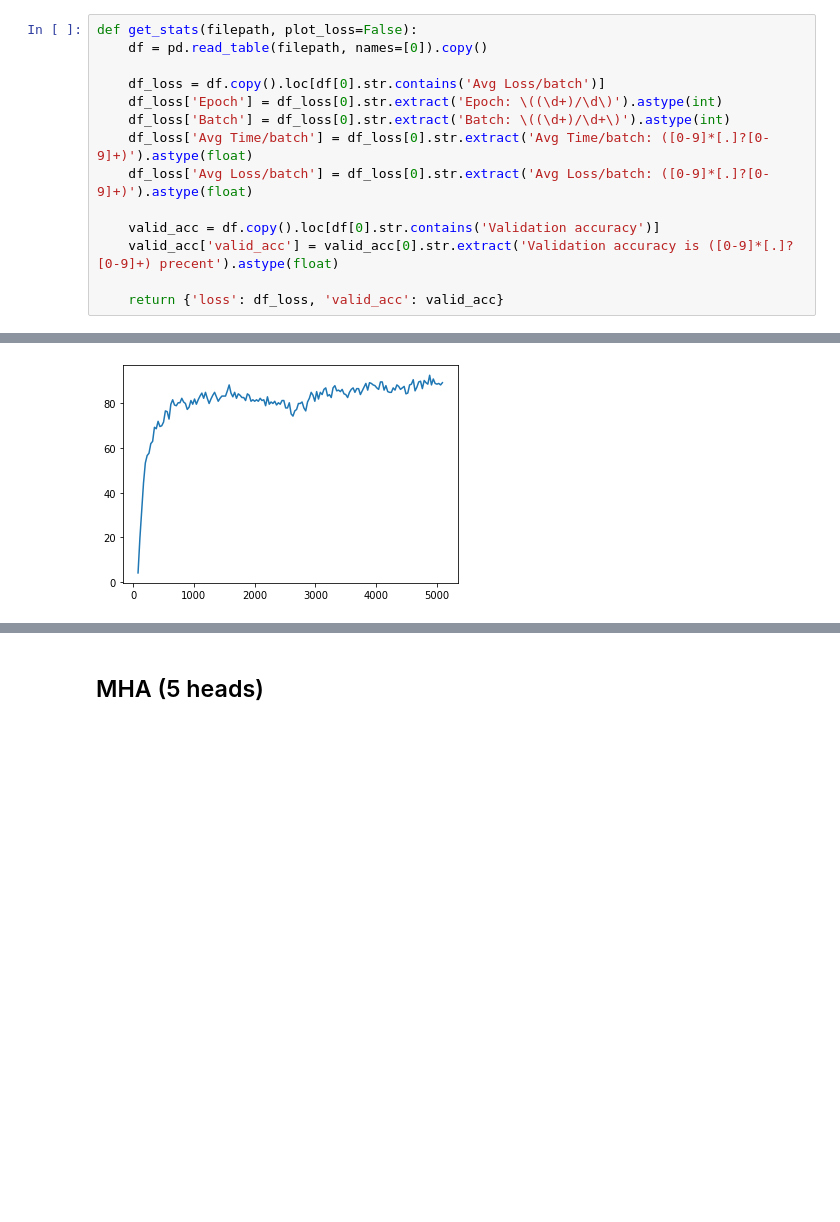
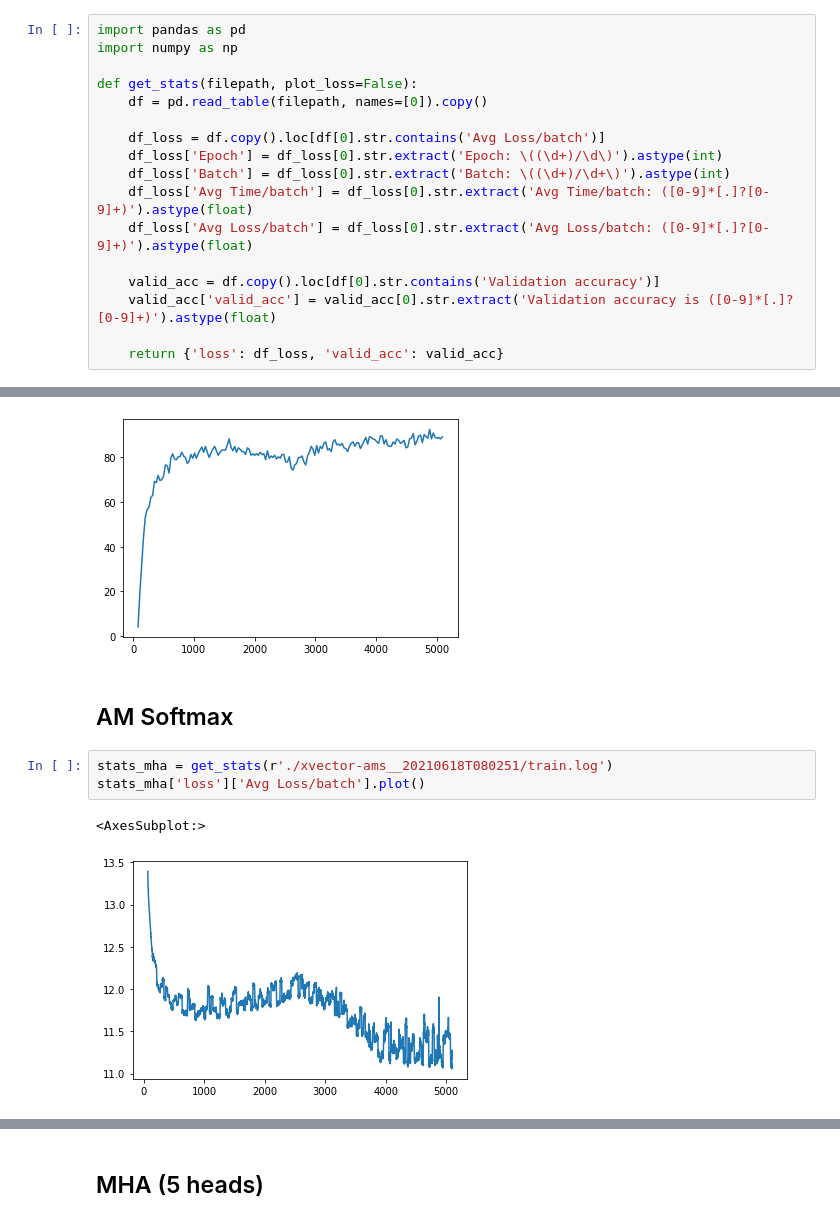
Before and after one commit to ralphscheu/xvector_laryngectomy, a Jupyter notebook: notebooks/plot_training_stats_from_log.ipynb, the cells around one changed output, grey strips where cells are left out. Saved outputs shown, nothing was run; the diff lists cells and outputs as text; blank space fills up the shorter version.

```diff
--- a/notebooks/plot_training_stats_from_log.ipynb
+++ b/notebooks/plot_training_stats_from_log.ipynb
@@ -4,4 +1,7 @@ import numpy as np
 # %%
+import pandas as pd
+import numpy as np
+
 def get_stats(filepath, plot_loss=False):
     df = pd.read_table(filepath, names=[0]).copy()
 
@@ -12,7 +12,7 @@ def get_stats(filepath, plot_loss=False):
     df_loss['Avg Loss/batch'] = df_loss[0].str.extract('Avg Loss/batch: ([0-9]*[.]?[0-9]+)').astype(float)
 
     valid_acc = df.copy().loc[df[0].str.contains('Validation accuracy')]
-    valid_acc['valid_acc'] = valid_acc[0].str.extract('Validation accuracy is ([0-9]*[.]?[0-9]+) precent').astype(float)
+    valid_acc['valid_acc'] = valid_acc[0].str.extract('Validation accuracy is ([0-9]*[.]?[0-9]+)').astype(float)
 
     return {'loss': df_loss, 'valid_acc': valid_acc}
 # %% [markdown]
@@ -28,3 +28,11 @@ stats_baseline['valid_acc']['valid_acc'].plot()
 # %% [output]
 <AxesSubplot:>
 [figure]
+# %% [markdown]
+## AM Softmax
+# %%
+stats_mha = get_stats(r'./xvector-ams__20210618T080251/train.log')
+stats_mha['loss']['Avg Loss/batch'].plot()
+# %% [output]
+<AxesSubplot:>
+[figure, added]
```
Also changed, not shown: parts of 5 cells of this notebook, 4 other files.
